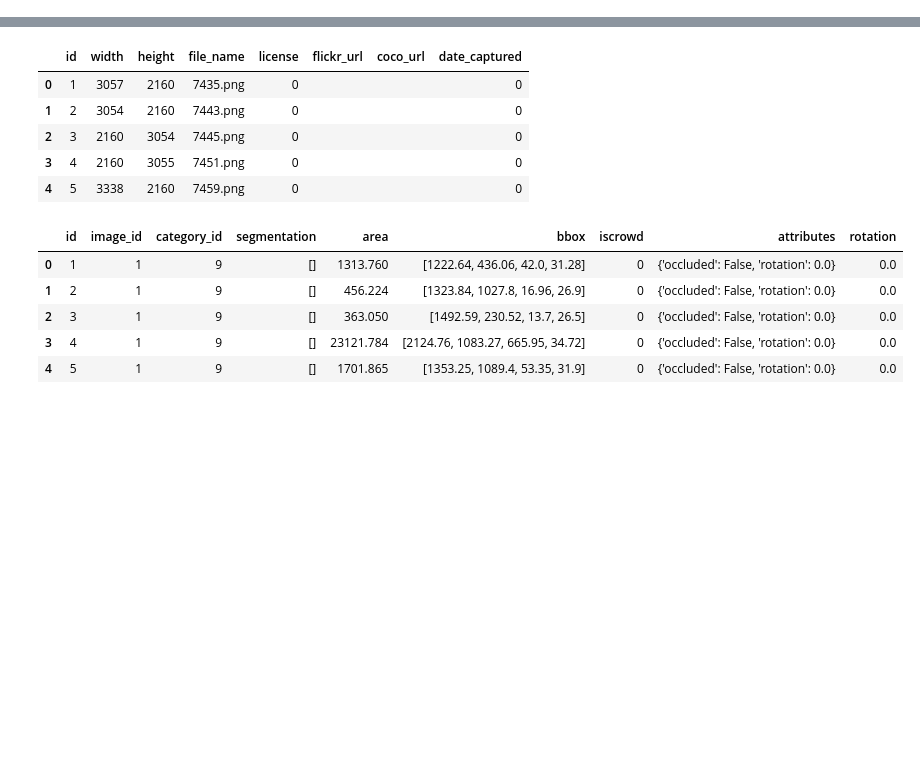
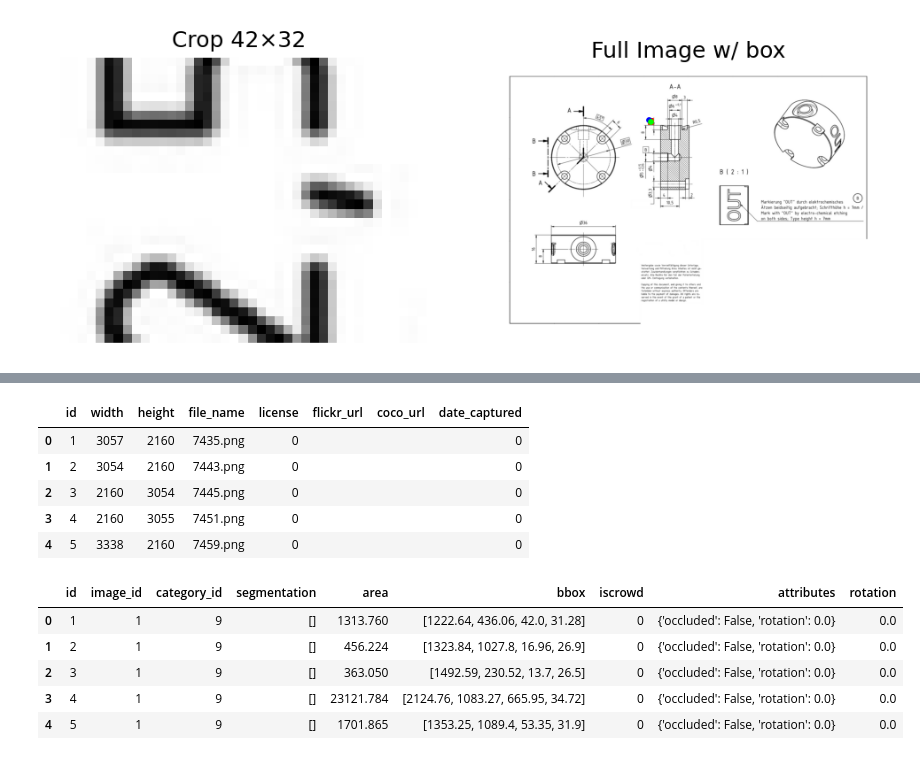
Before and after one commit to gonlyplease/ocr-rec-lab, a Jupyter notebook: pipeline_prep/inference_back_to_coco.ipynb, the cells around one changed output, grey strips where cells are left out. Cells and saved outputs as stored; diff of their text form; code cells hidden in the pictures; blank space fills up the shorter version.

```diff
--- a/pipeline_prep/inference_back_to_coco.ipynb
+++ b/pipeline_prep/inference_back_to_coco.ipynb
@@ -60,10 +57,11 @@ def save_coco(coco: dict, path: Path):
     logger.info(f"Writing COCO to {path}")
     path.write_text(json.dumps(coco, ensure_ascii=False, indent=2), encoding="utf-8")
 # %%
-def load_model(ckpt_path: Path) -> nn.Module:
-    logger.info(f"Loading model from {ckpt_path}")
+# MODEL
+def load_model(checkpoint_path: Path) -> nn.Module:
+    logger.info(f"Loading model from {checkpoint_path}")
     model = resnet18(weights=ResNet18_Weights.IMAGENET1K_V1)
-    model.fc = nn.Linear(model.fc.in_features, len(CLASS_NAMES))
-    ckpt = torch.load(str(ckpt_path), map_location=DEVICE)
+    model.fc = nn.Linear(model.fc.in_features, 4) # 4 classes: 0, 90, 180, 270
+    ckpt = torch.load(str(checkpoint_path), map_location=DEVICE)
     model.load_state_dict(ckpt["model_state_dict"])
     return model.to(DEVICE).eval()
@@ -121,10 +103 @@ def debug_annotation(ann_id, image_id, fname, orig_rot, pred_rot, bbox, full_img
-# %%
-def extract_current_rotation(ann: dict) -> float:
-    bbox = ann.get("bbox", [])
-    if len(bbox) == 5:
-        return float(bbox[4])
-    attrs = ann.get("attributes")
-    if isinstance(attrs, dict) and "rotation" in attrs:
-        return float(attrs["rotation"])
-    return 0.0
 # %%
@@ -221,0 +130,67 @@ INFO:__main__:Loading model from checkpoints/best_model.pth
+# %%
+# UPDATE ROTATIONS
+def update_rotations(target_image_id: int = 1, debug: bool = False):
+    coco      = load_coco(COCO_JSON)
+    coco_attr = deepcopy(coco) ##is this needed?
+    model     = load_model(CHECKPOINT_PATH)
+
+    images = {img["id"]: img for img in coco["images"]}
+    cache  = {}
+    records = []
+
+    for ann, ann_attr in zip(coco["annotations"], coco_attr["annotations"]):
+        if ann["image_id"] != target_image_id:
+            continue
+        # why zip and why load both anntotaions as they are the same at that time of processing?
+        x,y,w,h = ann["bbox"][:4]
+        # could also be way easier just get it like:
+        cur_rot  = extract_current_rotation(ann)
+
+
+        info  = images[ann["image_id"]]
+        fname = info["file_name"]
+        if fname not in cache:
+            img = cv2.imread(str(IMAGES_DIR / fname))
+            if img is None:
+                logger.error(f"Cannot load {fname}")
+                continue
+            cache[fname] = img
+        img_full = cache[fname]
+
+        patch   = crop_box(img_full, x, y, w, h)
+        ## is this the right data fomrat for the prediction?
+        ## ONLY PREDICT batches with rotations of 90, 180, 0, 270 degree
+        ## also look if the clockwise direction is right here
+        pred    = predict_angle(model, patch)
+
+        records.append({
+            "ann_id":    ann["id"],
+            "img_id":    ann["image_id"],
+            "file_name": fname,
+            "bbox":      [x,y,w,h],
+            "orig_rot":  cur_rot,
+            "pred_rot":  pred
+        })
+
+        if pred != cur_rot:
+            logger.info(f"Ann {ann['id']}: {cur_rot}° → {pred}°")
+            cx,cy = x+w/2, y+h/2
+            ann["bbox"] = [cx, cy, w, h, pred]
+            ann.setdefault("attributes", {})["rotation"] = pred
+            ann_attr.setdefault("attributes", {})["rotation"] = pred
+
+        if debug:
+            debug_annotation(ann["id"], ann["image_id"], fname, cur_rot, pred, [x,y,w,h], img_full)
+
+    save_coco(coco,      PRED_JSON)
+    save_coco(coco_attr, COCO_JSON_UPDATED)
+
+    df = pd.DataFrame(records)
+    print("\n=== Summary ===")
+    print(df.to_string(index=False))
+
+## please in the beginning add a image with all crops inside or add that as an extra function
+# MAIN
+if __name__ == "__main__":
+    update_rotations(target_image_id=1, debug=True)
+# %% [output]
@@ -221,0 +203 @@ INFO:__main__:Loading model from checkpoints/best_model.pth
+[figure, added]
```
Also changed, not shown: parts of 9 cells of this notebook.
